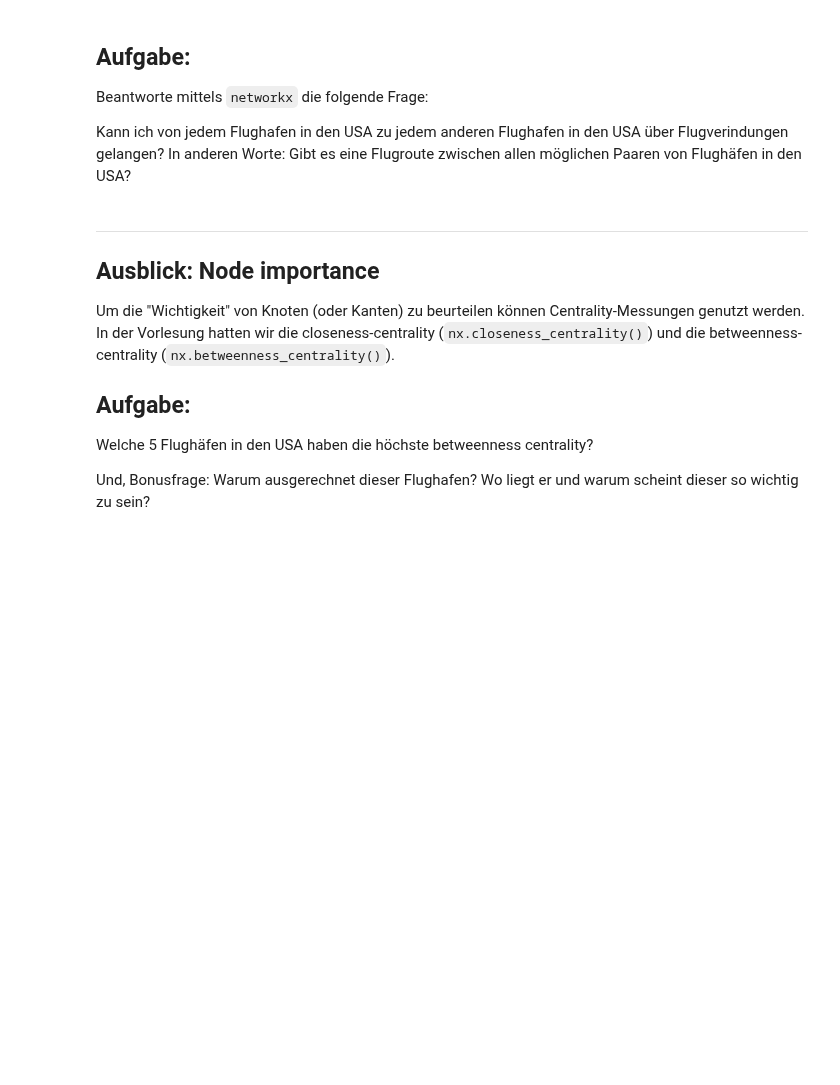
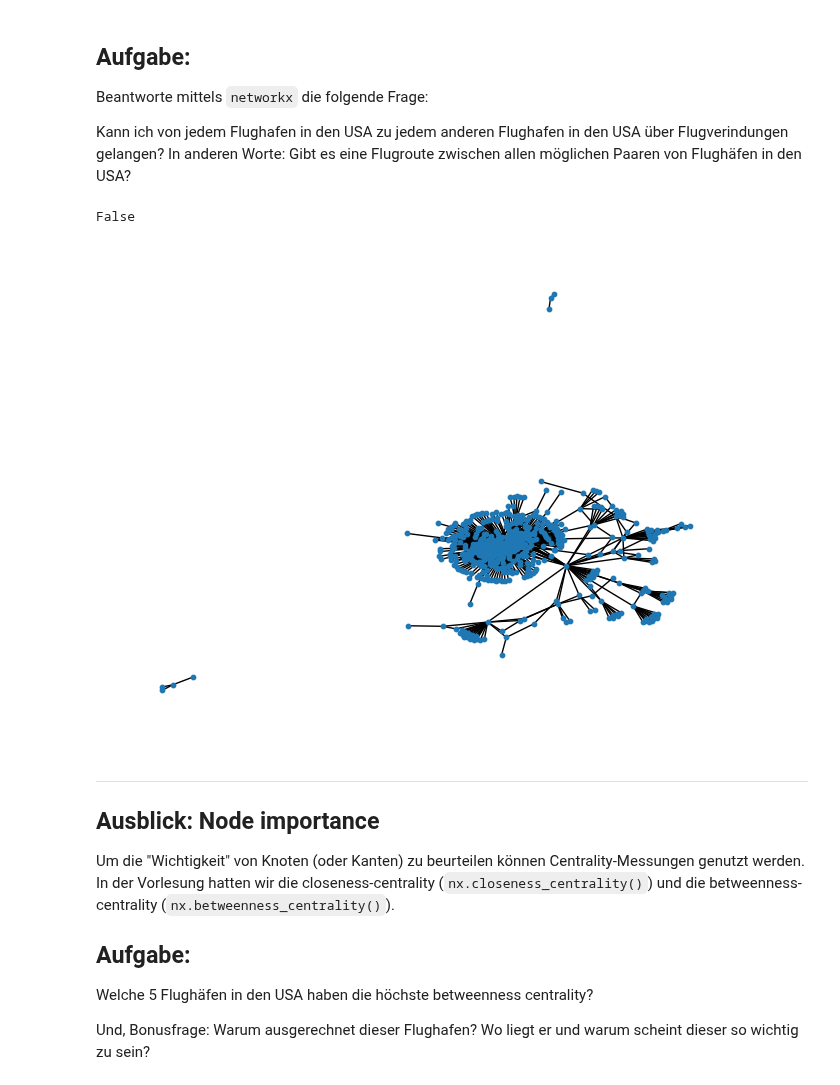
Before and after one commit to Knerten0815/data_science_course, a Jupyter notebook: notebooks/Moodle notebooks/praktikum_10_graphs_vorlage.ipynb, the cells around one changed output. Saved outputs shown, nothing was run; the diff lists cells and outputs as text; code cells hidden in the pictures; blank space fills up the shorter version.

```diff
--- a/notebooks/Moodle notebooks/praktikum_10_graphs_vorlage.ipynb
+++ b/notebooks/Moodle notebooks/praktikum_10_graphs_vorlage.ipynb
@@ -122,3 +135,5 @@ Graphml-Dateien können wir mit `nx.read_graphml(filename)` importieren.
 
 ## Aufgabe:
 - Wie viele Knoten und Kanten hat der Graph (`.number_of_nodes()`, `.number_of_edges()`) ?
+# %%
+G = nx.read_graphml('../../datasets\openflights_usa.graphml')
@@ -153,6 +221,14 @@ Wenn ich von Indianapolis (IND) nach Fairbanks, Alaska (FAI) fliegen will, welch
 Beantworte mittels `networkx` die folgende Frage:
 
 Kann ich von jedem Flughafen in den USA zu jedem anderen Flughafen in den USA über Flugverindungen gelangen? In anderen Worte: Gibt es eine Flugroute zwischen allen möglichen Paaren von Flughäfen in den USA?
+# %%
+nx.is_connected(G)
+# %% [output]
+False
+# %%
+nx.draw(G, node_size=10)
+# %% [output]
+[figure, added]
 # %% [markdown]
 ---
 
```
Also changed, not shown: parts of 15 cells of this notebook.
